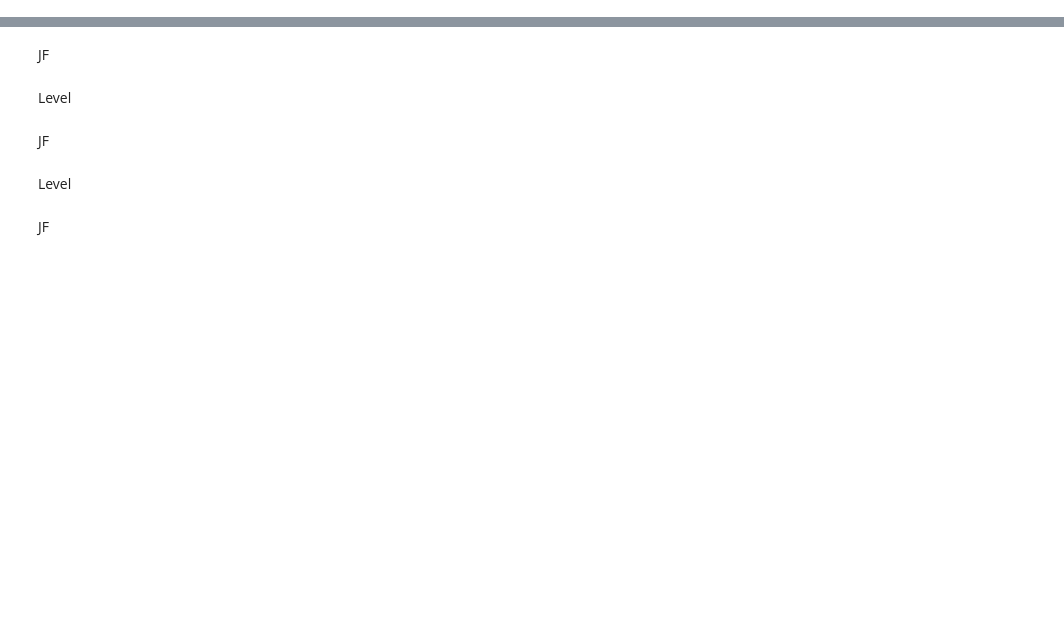
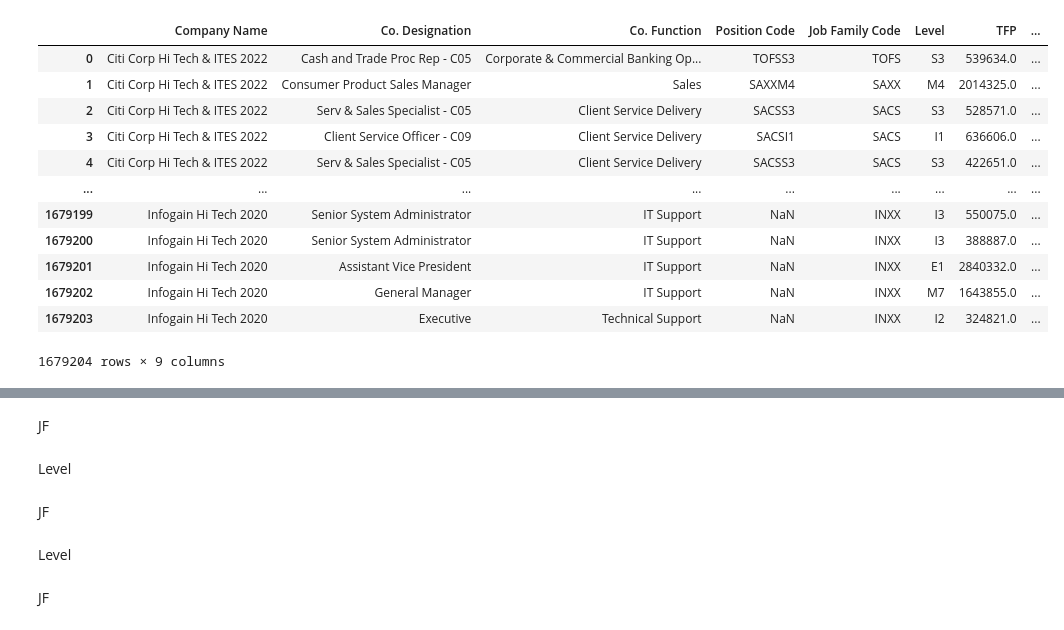
Before and after one commit to LazyHooks/Aon_Optimus, a Jupyter notebook: optimus_v5.16.ipynb, the cells around one changed output, grey strips where cells are left out. Saved outputs shown, nothing was run; the diff lists cells and outputs as text; code cells hidden in the pictures; blank space fills up the shorter version.

```diff
--- a/optimus_v5.16.ipynb
+++ b/optimus_v5.16.ipynb
@@ -9,0 +5,5 @@ df.shape
+# %%
+a=pd.read_excel('ITES 1.xlsx')
+b=pd.read_excel('ITES 2.xlsx')
+c=pd.read_excel('ITES 3.xlsx')
+a
@@ -9,0 +24,18 @@ df.shape
+# %%
+frames_1= [a,b,c]
+d= pd.concat(frames_1,axis=0,ignore_index=True)
+d
+# %% [output]
+|  | Company Name | Co. Designation | Co. Function | Position Code | Job Family Code | Level | TFP | ... |
+| 0 | Citi Corp Hi Tech & ITES 2022 | Cash and Trade Proc Rep - C05 | Corporate & Commercial Banking Op... | TOFSS3 | TOFS | S3 | 539634.0 | ... |
+| 1 | Citi Corp Hi Tech & ITES 2022 | Consumer Product Sales Manager | Sales | SAXXM4 | SAXX | M4 | 2014325.0 | ... |
+| 2 | Citi Corp Hi Tech & ITES 2022 | Serv & Sales Specialist - C05 | Client Service Delivery | SACSS3 | SACS | S3 | 528571.0 | ... |
+| 3 | Citi Corp Hi Tech & ITES 2022 | Client Service Officer - C09 | Client Service Delivery | SACSI1 | SACS | I1 | 636606.0 | ... |
+| 4 | Citi Corp Hi Tech & ITES 2022 | Serv & Sales Specialist - C05 | Client Service Delivery | SACSS3 | SACS | S3 | 422651.0 | ... |
+| ... | ... | ... | ... | ... | ... | ... | ... | ... |
+| 1679199 | Infogain Hi Tech 2020 | Senior System Administrator | IT Support | NaN | INXX | I3 | 550075.0 | ... |
+| 1679200 | Infogain Hi Tech 2020 | Senior System Administrator | IT Support | NaN | INXX | I3 | 388887.0 | ... |
+| 1679201 | Infogain Hi Tech 2020 | Assistant Vice President | IT Support | NaN | INXX | E1 | 2840332.0 | ... |
+| 1679202 | Infogain Hi Tech 2020 | General Manager | IT Support | NaN | INXX | M7 | 1643855.0 | ... |
+| 1679203 | Infogain Hi Tech 2020 | Executive | Technical Support | NaN | INXX | I2 | 324821.0 | ... |
+1679204 rows × 9 columns
```
Also changed, not shown: parts of 18 cells of this notebook.
